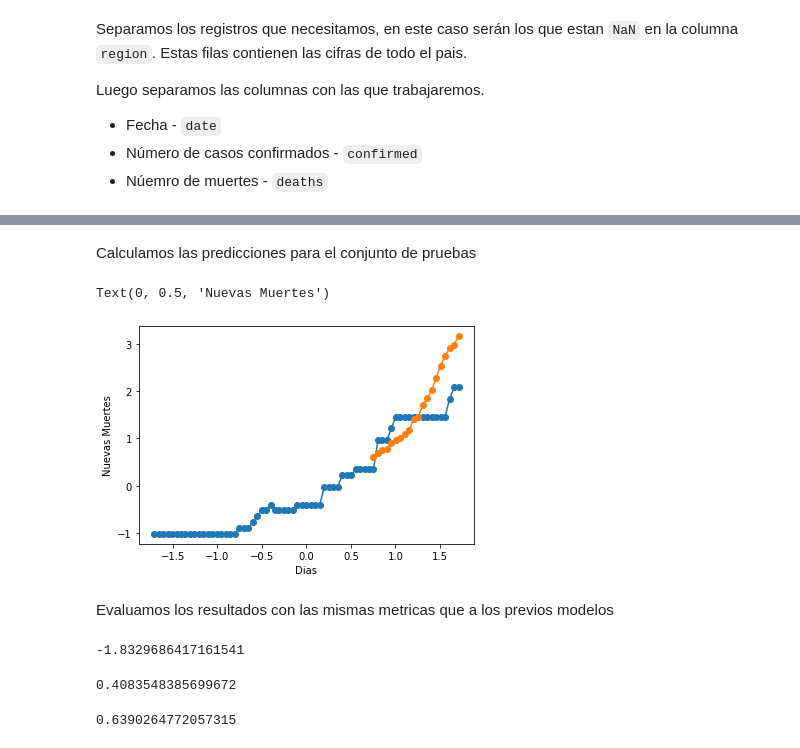
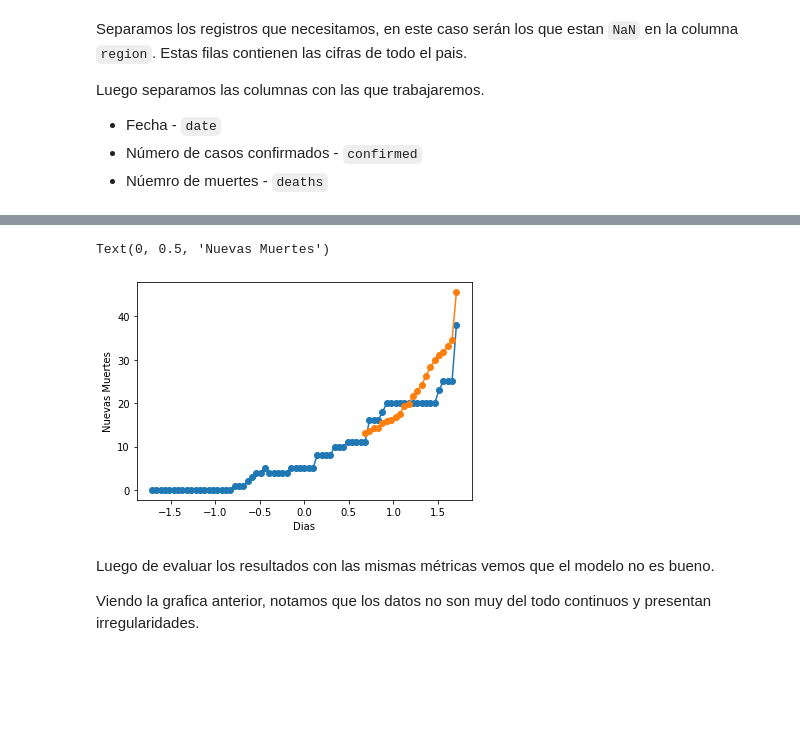
Before and after one commit to juan1t0/Topicos_IA, a Jupyter notebook: Predictor_COVID-19.ipynb, the cells around one changed output, grey strips where cells are left out. Drawn from its saved outputs; the diff is of its cells as text; code cells hidden in the pictures; blank space fills up the shorter version.

```diff
--- a/Predictor_COVID-19.ipynb
+++ b/Predictor_COVID-19.ipynb
@@ -383,0 +289,8 @@ Para obtener un modelo exclusivo de Arequipa, primero seleccionamos las filas qu
+# %%
+data_raw_DCD = date_confirmed_deaths.values.astype(np.float32)
+ind = np.where(np.isnan(data_raw_DCD))
+data_raw_DCD[ind] = 0
+data_raw_DCD[:,0] = new_date
+
+futuro = 30
+cnt_real = len(data_raw_DCD)
@@ -383,0 +350,18 @@ Para obtener un modelo exclusivo de Arequipa, primero seleccionamos las filas qu
+# %%
+data_raw_DCD = date_confirmed_deaths.values.astype(np.float32)
+ind = np.where(np.isnan(data_raw_DCD))
+data_raw_DCD[ind] = 0
+
+future_confirmed = np.empty((futuro,1))
+future_deaths = np.empty((futuro,1))
+future_deaths[:] = np.nan
+
+future_confirmed[0] = data_raw_DCD[-1,1] * av_crecimiento
+for i in range(1, futuro):
+    future_confirmed[i] = future_confirmed[i-1] * av_crecimiento
+
+raw_DCD_P[:,0] = new_date
+raw_DCD_P[:cnt_real,1] = data_raw_DCD[:,1]
+raw_DCD_P[:cnt_real,2] = data_raw_DCD[:,2]
+raw_DCD_P[cnt_real:,1] = future_confirmed.T
+raw_DCD_P[cnt_real:,2] = future_deaths.T
@@ -412,7 +454,7 @@ Notamos que el dia 2020-05-04 no se registro fallecidos, siendo imposible que es
 # %%
 data_aqp['date'] = pd.to_datetime(data_aqp['date']).dt.strftime("%Y%m%d").astype(int)
 raw_AQP = data_aqp.values
-mayo_1_aqp = np.where(raw_AQP[:,0]==20200501)
+# mayo_1_aqp = np.where(raw_AQP[:,0]==20200501)
 
 new_date_AQP = list(range(len(raw_AQP)))
 raw_AQP[:,0] = new_date_AQP
@@ -421,4 +463,8 @@ raw_AQP[0,2] = 0
 for i in range(1,len(raw_AQP)):
     if(np.isnan(raw_AQP[i,2])):
         raw_AQP[i,2] = raw_AQP[i-1,2]
+
+
 raw_AQP = raw_AQP.astype(np.float32)
+raw_AQP[-1,1] = raw_AQP[-2,1] + raw_AQP[-1,1]
+raw_AQP[-1,2] = raw_AQP[-2,2] + raw_AQP[-1,2]
@@ -444,5 +488,5 @@ Aplicamos el mismo procedimiento, normalizamos y adquirimos los conjuntos de ent
 # %%
-raw_AQP = Normalizar_Datos(raw_AQP)
+raw_AQP, mean_AQP, std_AQP = Normalizar_Datos(raw_AQP)
 train_set_AQP, test_set_AQP = np.split(raw_AQP,mayo_1_aqp[0])
 print(train_set_AQP.shape, test_set_AQP.shape)
 train_AQP_x, train_AQP_y, test_AQP_x, test_AQP_y = Adapt_sets(train_set_AQP, test_set_AQP)
@@ -461,26 +503,14 @@ plt.scatter(np.arange(2500), costos_AQP, alpha=0.8, c="purple", s=5)
-# %% [markdown]
-Calculamos las predicciones para el conjunto de pruebas
 # %%
-AQP_y_predict = test_AQP_x.dot(newTheta_AQP.T)
+AQP_y_test = test_AQP_x.dot(newTheta_AQP.T)
 
-plt.plot(raw_AQP[:,0], raw_AQP[:,-1],'-o')
-plt.plot(test_AQP_x[:,1],AQP_y_predict,'-o')
+plt.plot(raw_AQP[:,0], raw_AQP[:,-1]*std_AQP[2]+mean_AQP[2],'-o')
+plt.plot(test_AQP_x[:,1], AQP_y_test*std_AQP[2]+mean_AQP[2],'-o')
 plt.xlabel('Dias')
 plt.ylabel('Nuevas Muertes')
 # %% [output]
 Text(0, 0.5, 'Nuevas Muertes')
-[figure, old version]
+[figure, new version]
-# %% [markdown]
-Evaluamos los resultados con las mismas metricas que a los previos modelos
-# %%
-r2_score(test_AQP_y, AQP_y_predict)
-# %% [output]
--1.8329686417161541
-# %%
-mean_squared_error(test_AQP_y, AQP_y_predict)
-# %% [output]
-0.4083548385699672
-# %%
-sqrt(mean_squared_error(test_AQP_y, AQP_y_predict))
-# %% [output]
-0.6390264772057315
+# %% [markdown]
+Luego de evaluar los resultados con las mismas métricas vemos que el modelo no es bueno.
+
+Viendo la grafica anterior, notamos que los datos no son muy del todo continuos y presentan irregularidades.
```
Also changed, not shown: parts of 113 cells of this notebook.
